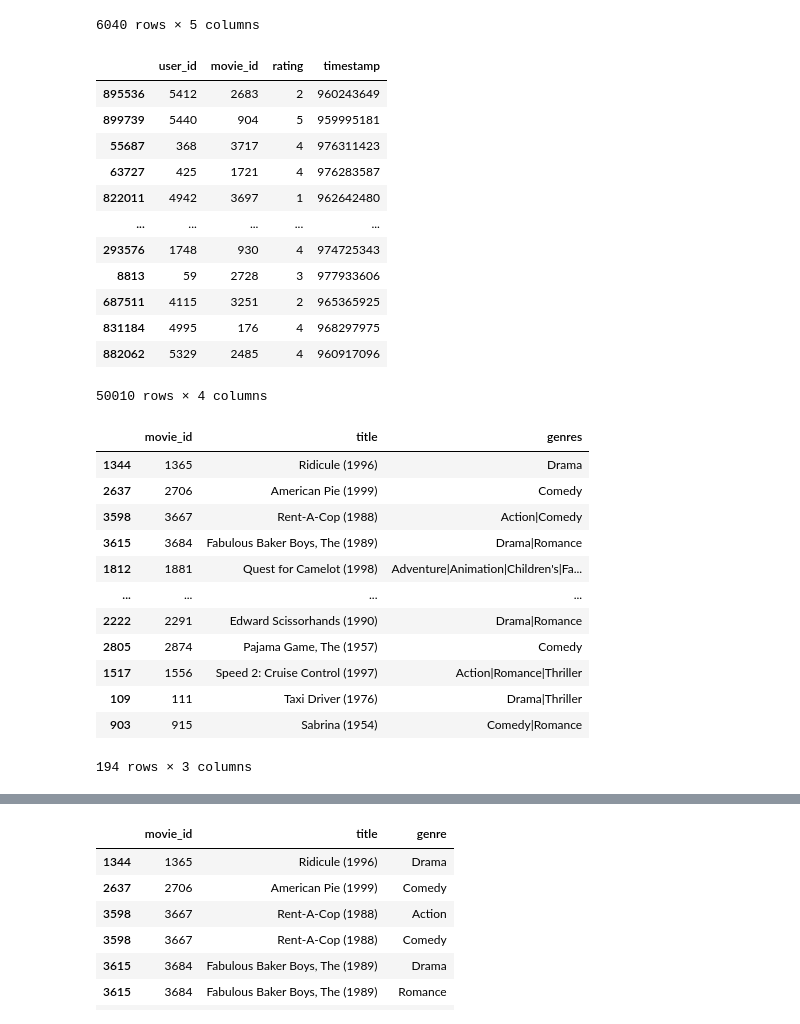
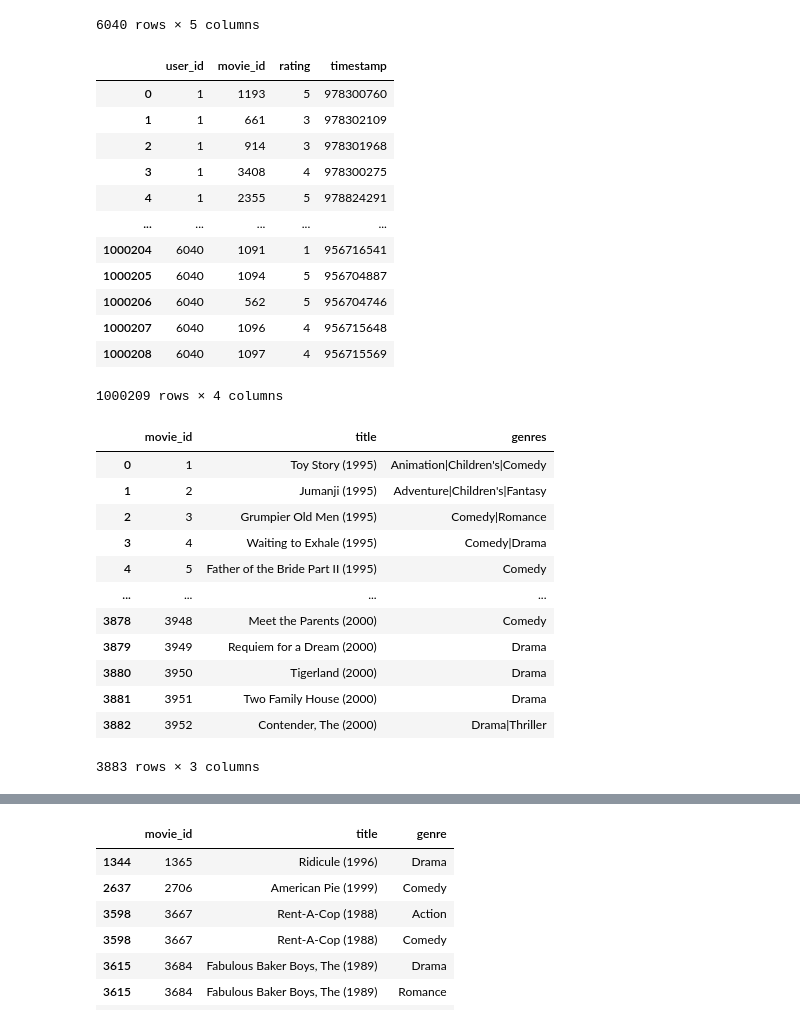
Before and after one commit to ancestor9/2026_Fall_Application-Deployment, a Jupyter notebook: 20261106/ch13_2_MovieLens_1M_Dataset.ipynb, the cells around one changed output, grey strips where cells are left out. Cells and saved outputs as stored; diff of their text form; code cells hidden in the pictures.

```diff
--- a/20261106/ch13_2_MovieLens_1M_Dataset.ipynb
+++ b/20261106/ch13_2_MovieLens_1M_Dataset.ipynb
@@ -46,47 +64,52 @@ users
 6040 rows × 5 columns
 # %%
 rnames = ["user_id", "movie_id", "rating", "timestamp"]
-ratings = pd.read_table(f'{path}datasets/movielens/ratings.dat', sep="::",
-                        header=None, names=rnames, engine="python")
-
-# 전체 데이터 중 10%만 무작위로 추출하여 ratings 변수에 재할당
-ratings = ratings.sample(frac=0.05, random_state=42)
+ratings = pd.read_csv(
+    f"{raw_path}datasets/movielens/ratings.dat",
+    sep="::",
+    header=None,
+    names=rnames,
+    engine="python",
+)
 ratings
 # %% [output]
 |  | user_id | movie_id | rating | timestamp |
-| 895536 | 5412 | 2683 | 2 | 960243649 |
-| 899739 | 5440 | 904 | 5 | 959995181 |
-| 55687 | 368 | 3717 | 4 | 976311423 |
-| 63727 | 425 | 1721 | 4 | 976283587 |
-| 822011 | 4942 | 3697 | 1 | 962642480 |
+| 0 | 1 | 1193 | 5 | 978300760 |
+| 1 | 1 | 661 | 3 | 978302109 |
+| 2 | 1 | 914 | 3 | 978301968 |
+| 3 | 1 | 3408 | 4 | 978300275 |
+| 4 | 1 | 2355 | 5 | 978824291 |
 | ... | ... | ... | ... | ... |
-| 293576 | 1748 | 930 | 4 | 974725343 |
-| 8813 | 59 | 2728 | 3 | 977933606 |
-| 687511 | 4115 | 3251 | 2 | 965365925 |
-| 831184 | 4995 | 176 | 4 | 968297975 |
-| 882062 | 5329 | 2485 | 4 | 960917096 |
+| 1000204 | 6040 | 1091 | 1 | 956716541 |
+| 1000205 | 6040 | 1094 | 5 | 956704887 |
+| 1000206 | 6040 | 562 | 5 | 956704746 |
+| 1000207 | 6040 | 1096 | 4 | 956715648 |
+| 1000208 | 6040 | 1097 | 4 | 956715569 |
-50010 rows × 4 columns
+1000209 rows × 4 columns
 # %%
 mnames = ["movie_id", "title", "genres"]
-movies = pd.read_table(f'{path}datasets/movielens/movies.dat', sep="::",
-                       header=None, names=mnames, engine="python")
-# 전체 데이터 중 10%만 무작위로 추출하여 ratings 변수에 재할당
-movies = movies.sample(frac=0.05, random_state=42)
+movies = pd.read_csv(
+    f"{raw_path}datasets/movielens/movies.dat",
+    sep="::",
+    header=None,
+    names=mnames,
+    engine="python",
+)
 movies
 # %% [output]
 |  | movie_id | title | genres |
-| 1344 | 1365 | Ridicule (1996) | Drama |
-| 2637 | 2706 | American Pie (1999) | Comedy |
-| 3598 | 3667 | Rent-A-Cop (1988) | Action|Comedy |
-| 3615 | 3684 | Fabulous Baker Boys, The (1989) | Drama|Romance |
-| 1812 | 1881 | Quest for Camelot (1998) | Adventure|Animation|Children's|Fa... |
+| 0 | 1 | Toy Story (1995) | Animation|Children's|Comedy |
+| 1 | 2 | Jumanji (1995) | Adventure|Children's|Fantasy |
+| 2 | 3 | Grumpier Old Men (1995) | Comedy|Romance |
+| 3 | 4 | Waiting to Exhale (1995) | Comedy|Drama |
+| 4 | 5 | Father of the Bride Part II (1995) | Comedy |
 | ... | ... | ... | ... |
-| 2222 | 2291 | Edward Scissorhands (1990) | Drama|Romance |
-| 2805 | 2874 | Pajama Game, The (1957) | Comedy |
-| 1517 | 1556 | Speed 2: Cruise Control (1997) | Action|Romance|Thriller |
-| 109 | 111 | Taxi Driver (1976) | Drama|Thriller |
-| 903 | 915 | Sabrina (1954) | Comedy|Romance |
+| 3878 | 3948 | Meet the Parents (2000) | Comedy |
+| 3879 | 3949 | Requiem for a Dream (2000) | Drama |
+| 3880 | 3950 | Tigerland (2000) | Drama |
+| 3881 | 3951 | Two Family House (2000) | Drama |
+| 3882 | 3952 | Contender, The (2000) | Drama|Thriller |
-194 rows × 3 columns
+3883 rows × 3 columns
 # %%
 from IPython.core.interactiveshell import InteractiveShell
 InteractiveShell.ast_node_interactivity = "all"
```
Also changed, not shown: parts of 21 cells of this notebook.
